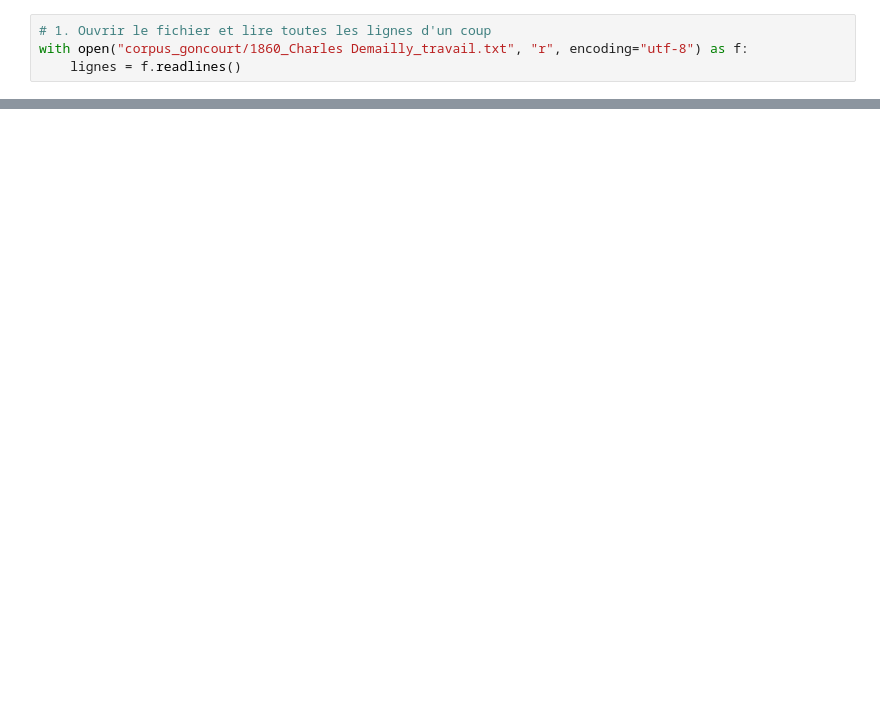
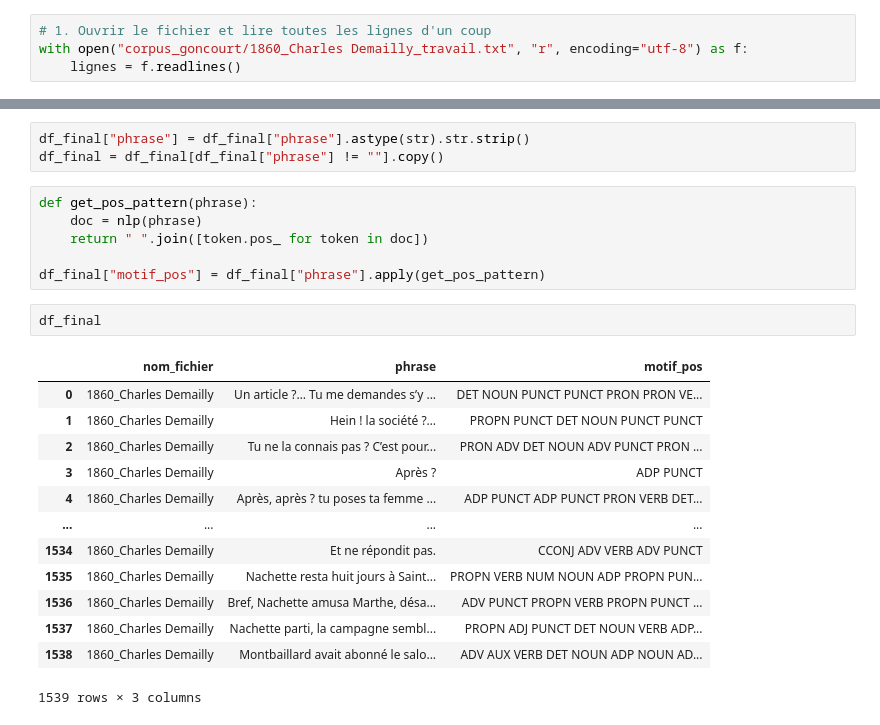
Before and after one commit to NagromLeBG/Analyse-champs-lexicaux-sur-les-Goncourt, a Jupyter notebook: Analyse_motif.ipynb, the cells around one changed output, grey strips where cells are left out. Cells and saved outputs as stored; diff of their text form; blank space fills up the shorter version.

```diff
--- a/Analyse_motif.ipynb
+++ b/Analyse_motif.ipynb
@@ -37,0 +65,25 @@ Nombre de phrases chargées : 1539
+# %%
+df_final["phrase"] = df_final["phrase"].astype(str).str.strip()
+df_final = df_final[df_final["phrase"] != ""].copy()
+# %%
+def get_pos_pattern(phrase):
+    doc = nlp(phrase)
+    return " ".join([token.pos_ for token in doc])
+
+df_final["motif_pos"] = df_final["phrase"].apply(get_pos_pattern)
+# %%
+df_final
+# %% [output]
+|  | nom_fichier | phrase | motif_pos |
+| 0 | 1860_Charles Demailly | Un article ?… Tu me demandes s’y ... | DET NOUN PUNCT PUNCT PRON PRON VE... |
+| 1 | 1860_Charles Demailly | Hein ! la société ?… | PROPN PUNCT DET NOUN PUNCT PUNCT |
+| 2 | 1860_Charles Demailly | Tu ne la connais pas ? C’est pour... | PRON ADV DET NOUN ADV PUNCT PRON ... |
+| 3 | 1860_Charles Demailly | Après ? | ADP PUNCT |
+| 4 | 1860_Charles Demailly | Après, après ? tu poses ta femme ... | ADP PUNCT ADP PUNCT PRON VERB DET... |
+| ... | ... | ... | ... |
+| 1534 | 1860_Charles Demailly | Et ne répondit pas. | CCONJ ADV VERB ADV PUNCT |
+| 1535 | 1860_Charles Demailly | Nachette resta huit jours à Saint... | PROPN VERB NUM NOUN ADP PROPN PUN... |
+| 1536 | 1860_Charles Demailly | Bref, Nachette amusa Marthe, désa... | ADV PUNCT PROPN VERB PROPN PUNCT ... |
+| 1537 | 1860_Charles Demailly | Nachette parti, la campagne sembl... | PROPN ADJ PUNCT DET NOUN VERB ADP... |
+| 1538 | 1860_Charles Demailly | Montbaillard avait abonné le salo... | ADV AUX VERB DET NOUN ADP NOUN AD... |
+1539 rows × 3 columns
```
Also changed, not shown: parts of 5 cells of this notebook, 1 other file.
